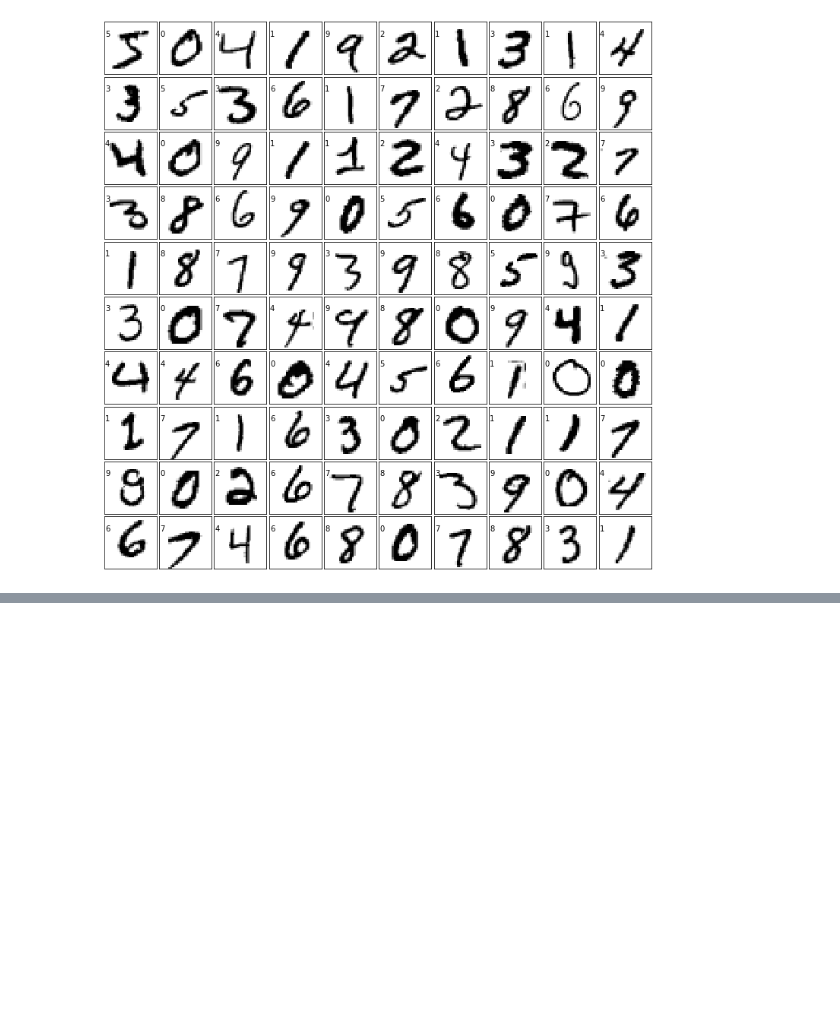
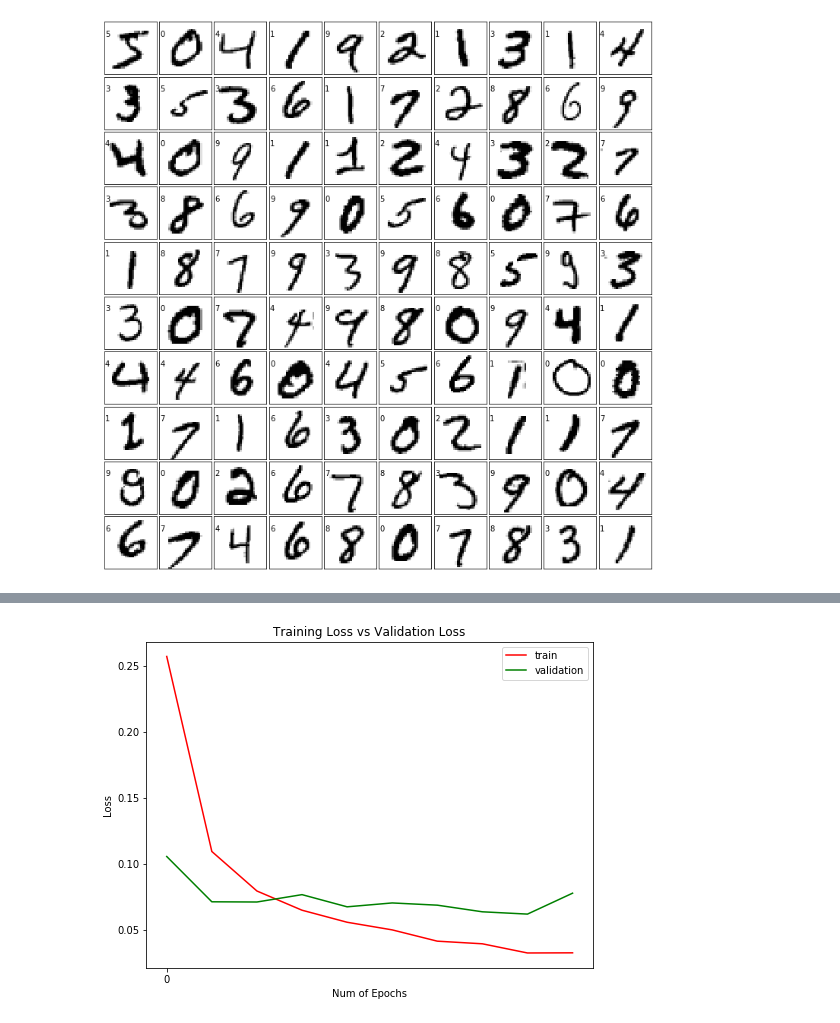
Before and after one commit to marcinwolter/MachineLearnin2019, a Jupyter notebook: mnist_mlp.ipynb, the cells around one changed output, grey strips where cells are left out. Cells and saved outputs as stored; diff of their text form; code cells hidden in the pictures; blank space fills up the shorter version.

```diff
--- a/mnist_mlp.ipynb
+++ b/mnist_mlp.ipynb
@@ -149,3 +144,16 @@ plt.show()
+# %%
+plt.figure(1)
+plt.plot(history.history['loss'],'r')
+plt.plot(history.history['val_loss'],'g')
+plt.xticks(np.arange(0, n_epochs, 10.0))
+plt.rcParams['figure.figsize'] = (8, 6)
+plt.xlabel("Num of Epochs")
+plt.ylabel("Loss")
+plt.title("Training Loss vs Validation Loss")
+plt.legend(['train','validation'])
+plt.show()
+# %% [output]
+[figure, added]
 # %%
 score = model.evaluate(x_test, y_test, verbose=0)
 print('Test loss:', score[0])
```
Also changed, not shown: parts of 10 cells of this notebook.
